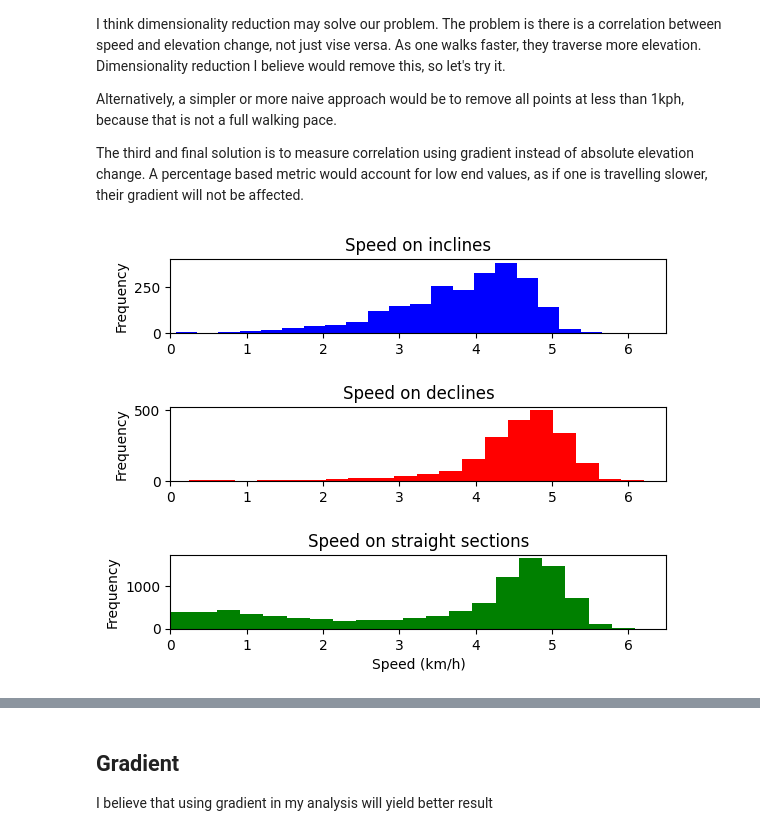
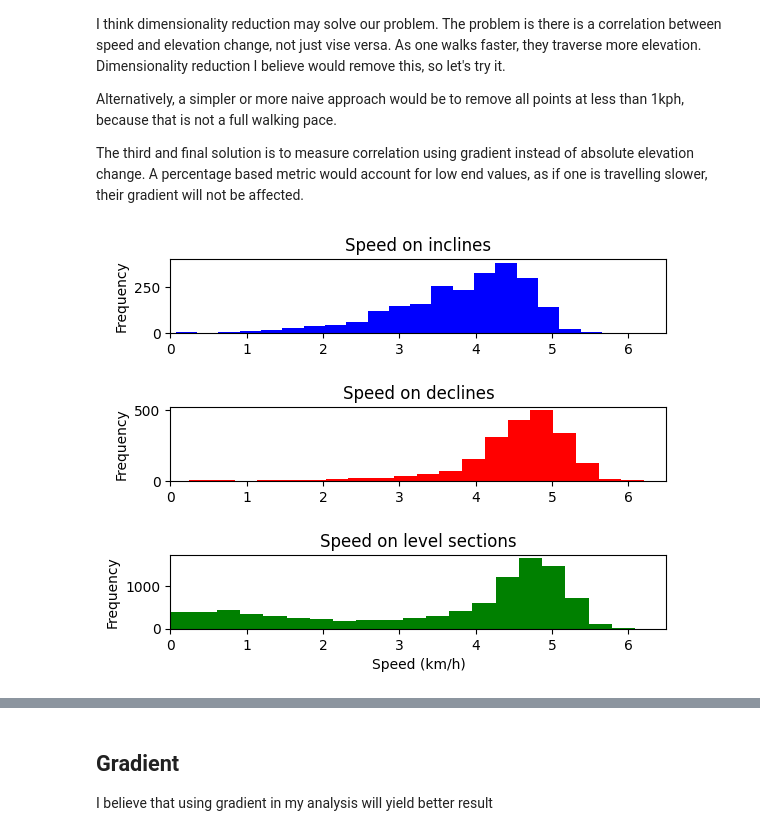
Before and after one commit to harrywiner/southdownsgpx, a Jupyter notebook: analysis.ipynb, the cells around one changed output, grey strips where cells are left out. Cells and saved outputs as stored; diff of their text form; code cells hidden in the pictures.

Commit message:
Improved visualisations for article

```diff
--- a/analysis.ipynb
+++ b/analysis.ipynb
@@ -47,40 +47,40 @@ def separate_speeds(df):
   turning_point = .06
   incline_df = df[df["gradient"] > turning_point]
   decline_df = df[df["gradient"] < -turning_point]
-  straight_df = df[(df["gradient"] > -turning_point) & (df["gradient"] < turning_point)]
-  return incline_df, decline_df, straight_df
+  level_df = df[(df["gradient"] > -turning_point) & (df["gradient"] < turning_point)]
+  return incline_df, decline_df, level_df
 
 def separate_speeds_and_plot(df):
-  incline_df, decline_df, straight_df = separate_speeds(df)
+  incline_df, decline_df, level_df = separate_speeds(df)
 
   fig, axs = plt.subplots(3)
   bins = 20
 
   axs[0].hist(incline_df["speed"], bins=bins, color="b")
   # axs[0].set_xlabel("Speed (km/h)")
   axs[0].set_ylabel("Frequency")
   axs[0].set_title("Speed on inclines")
 
   axs[1].hist(decline_df["speed"], bins=bins, color="r")
   # axs[1].set_xlabel("Speed (km/h)")
   axs[1].set_ylabel("Frequency")
   axs[1].set_title("Speed on declines")
 
-  axs[2].hist(straight_df["speed"], bins=bins, color="g")
+  axs[2].hist(level_df["speed"], bins=bins, color="g")
   axs[2].set_xlabel("Speed (km/h)")
   axs[2].set_ylabel("Frequency")
-  axs[2].set_title("Speed on straight sections")
+  axs[2].set_title("Speed on level sections")
 
   for ax in axs:
     ax.set_xlim(0, 6.5)
     ax.set_xticks(range(0,7))
     ax.set_xticklabels(range(0,7))
 
 
   plt.tick_params(axis='x', labelbottom=True)
 
   plt.subplots_adjust(hspace=1)
   plt.plot()
 separate_speeds_and_plot(df)
 # %% [output]
-[figure, old version]
+[figure, new version]
```
Also changed, not shown: parts of 18 cells of this notebook, 4 other files.
